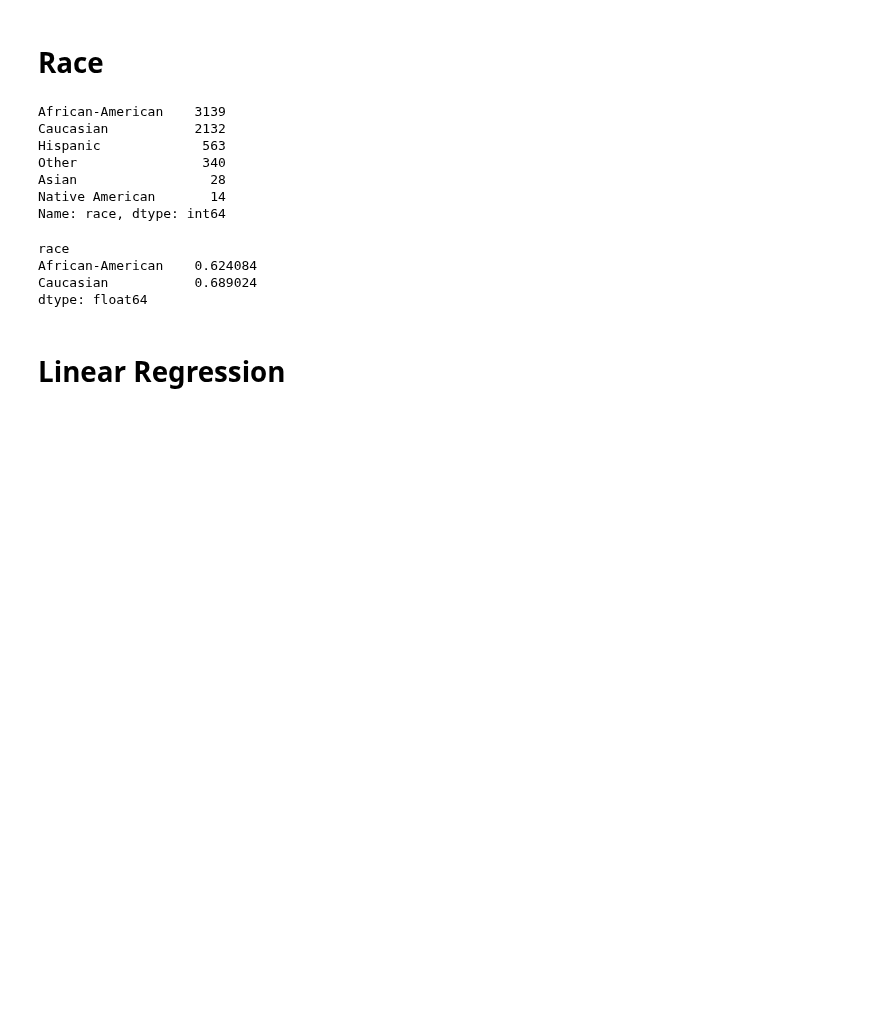
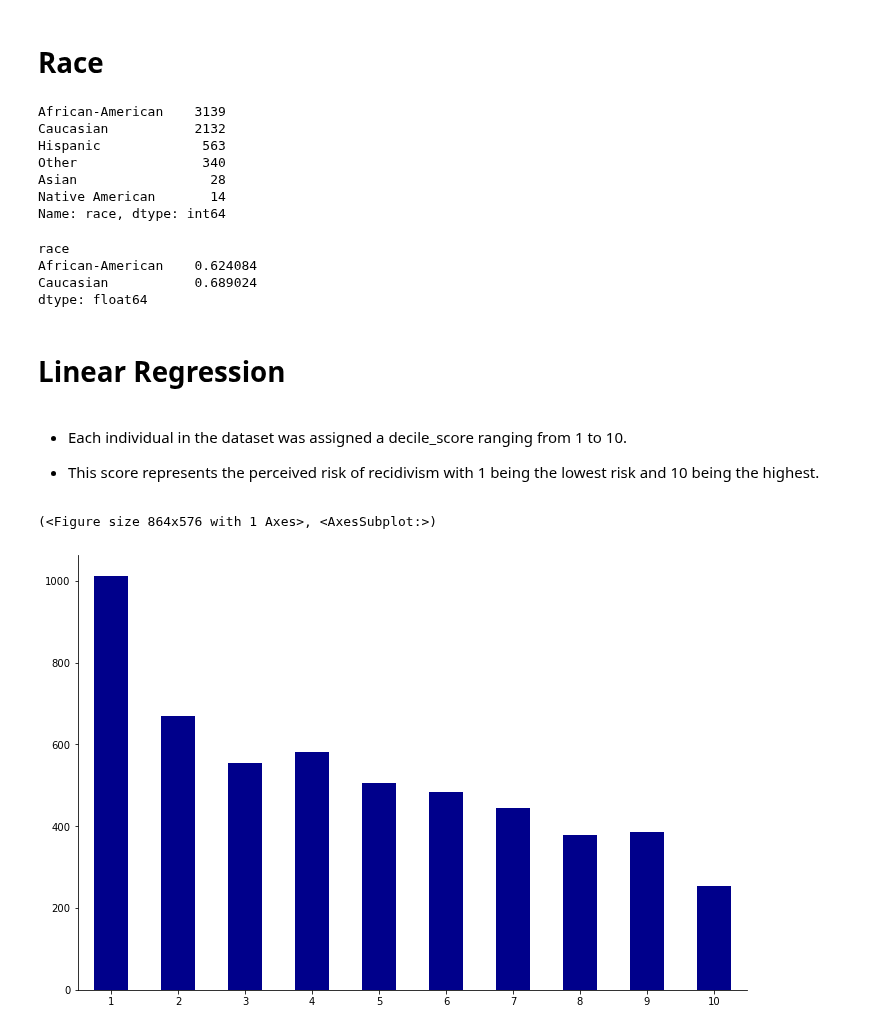
Before and after one commit to Heity94/Compas-recidivism-analysis, a Jupyter notebook: notebooks/Lilit/Linear Regression Model.ipynb, the cells around one changed output. Cells and saved outputs as stored; diff of their text form; code cells hidden in the pictures; blank space fills up the shorter version.

```diff
--- a/notebooks/Lilit/Linear Regression Model.ipynb
+++ b/notebooks/Lilit/Linear Regression Model.ipynb
@@ -148,0 +155,23 @@ dtype: float64
+# %% [markdown]
+* Each individual in the dataset was assigned a decile_score ranging from 1 to 10.
+
+* This score represents the perceived risk of recidivism with 1 being the lowest risk and 10 being the highest.
+# %%
+def create_groupcount_barplot(df, group_col, figsize, **kwargs):
+    "call df.groupby(group_col), then count number of records and plot"
+    counts = df.groupby(group_col)["name"].count().sort_index()
+
+    fig, ax = plt.subplots(figsize=figsize)
+    counts.plot(kind="bar", **kwargs)
+
+    ax.spines["right"].set_visible(False)
+    ax.spines["top"].set_visible(False)
+    ax.set_xlabel("")
+    ax.set_ylabel("")
+
+    return fig, ax
+# %%
+create_groupcount_barplot(df, "decile_score", (12, 8), color="DarkBlue", rot=0)
+# %% [output]
+(<Figure size 864x576 with 1 Axes>, <AxesSubplot:>)
+[figure, added]
```
Also changed, not shown: parts of 2 cells of this notebook.
